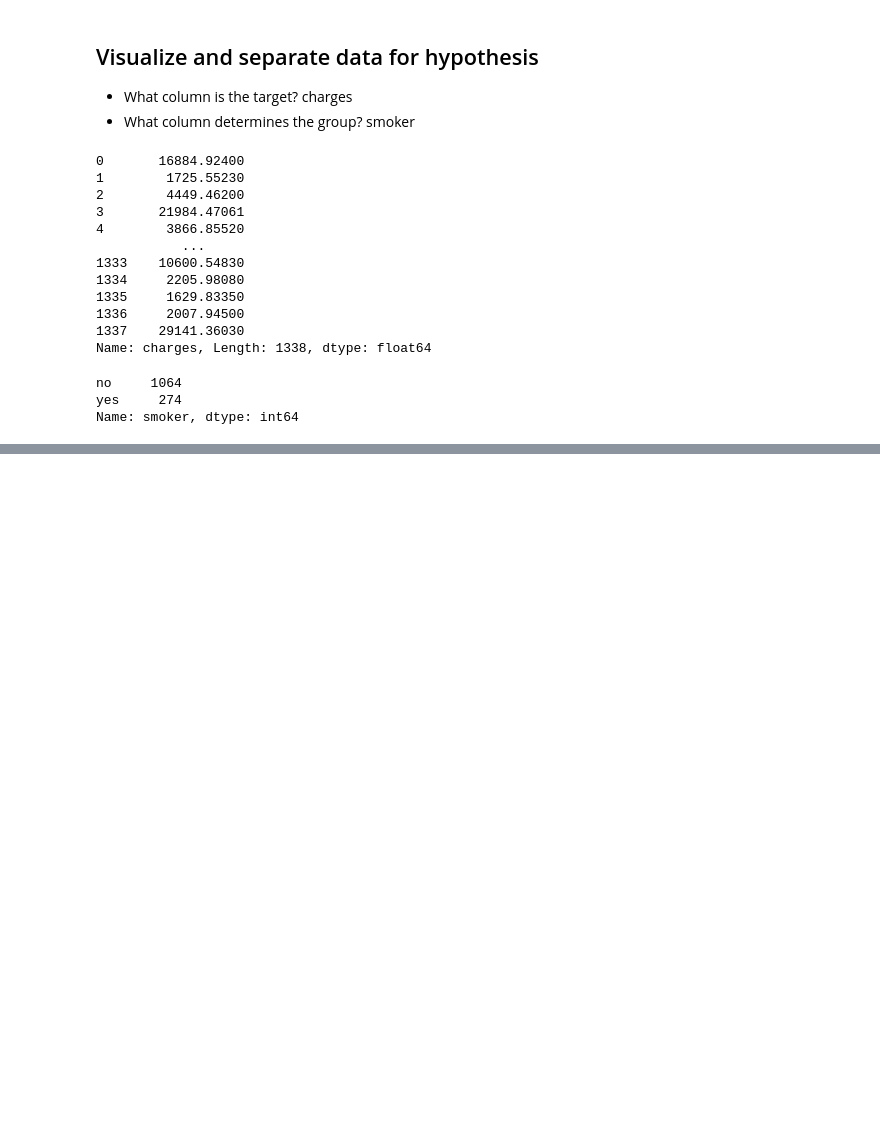
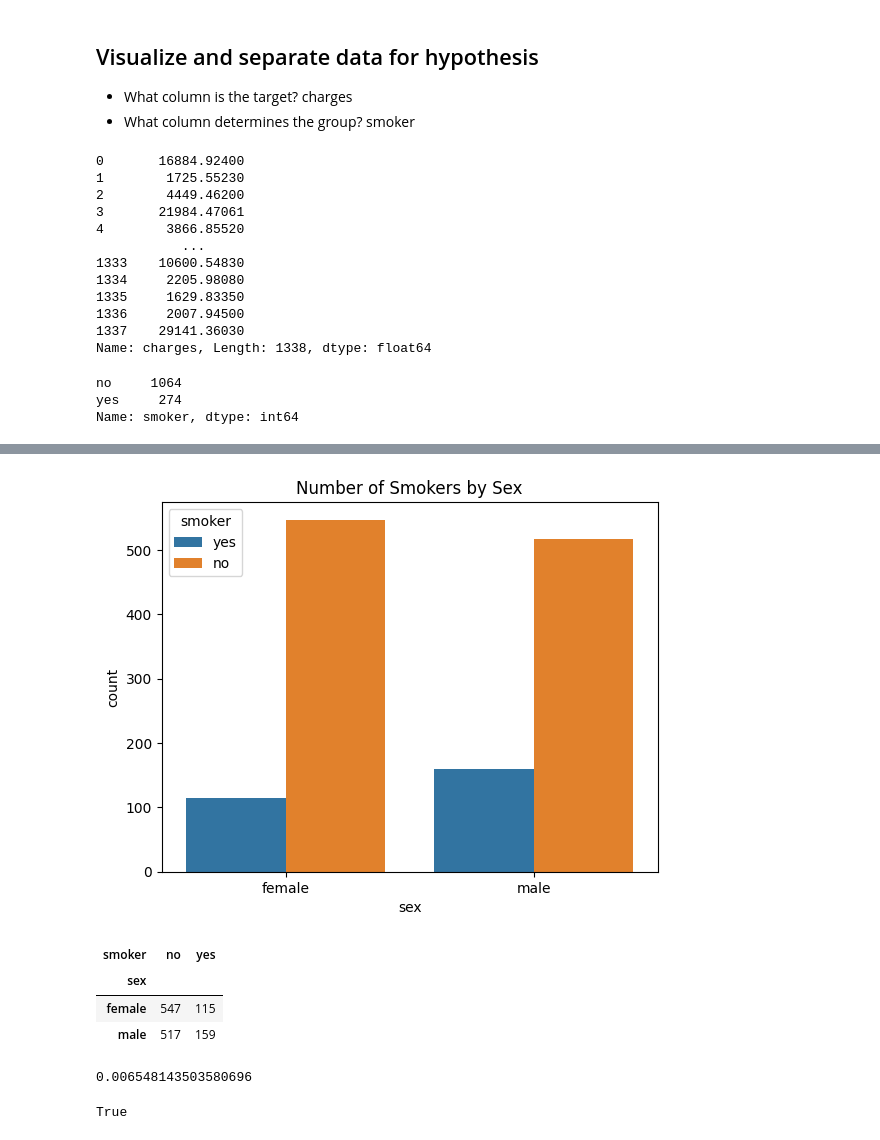
Before and after one commit to shellymduncan/Hypothesis-Testing-with-Insurance-Data-Core-, a Jupyter notebook: Hypothesis Testing with Insurance Data (Core).ipynb, the cells around one changed output, grey strips where cells are left out. Saved outputs shown, nothing was run; the diff lists cells and outputs as text; code cells hidden in the pictures; blank space fills up the shorter version.

```diff
--- a/Hypothesis Testing with Insurance Data (Core).ipynb
+++ b/Hypothesis Testing with Insurance Data (Core).ipynb
@@ -118,0 +210,15 @@ sns.barplot(data = df, x = 'smoker', y = 'charges');
+# %%
+# visualize the smokers/non smokers by sex
+ax = sns.countplot(data = df, x ='sex', hue = 'smoker',)
+ax.set_title('Number of Smokers by Sex');
+# %% [output]
+[figure, added]
+# %%
+# calculate the contingency table with pd.cross-tab
+table = pd.crosstab(df['sex'], df['smoker'])
+table
+# %% [output]
+| smoker | no | yes |
+| sex |  |  |
+| female | 547 | 115 |
+| male | 517 | 159 |
@@ -118,0 +229,7 @@ sns.barplot(data = df, x = 'smoker', y = 'charges');
+# %%
+# what is the p value
+print(p)
+p < 0.05
+# %% [output]
+0.006548143503580696
+True
```
Also changed, not shown: parts of 33 cells of this notebook.
